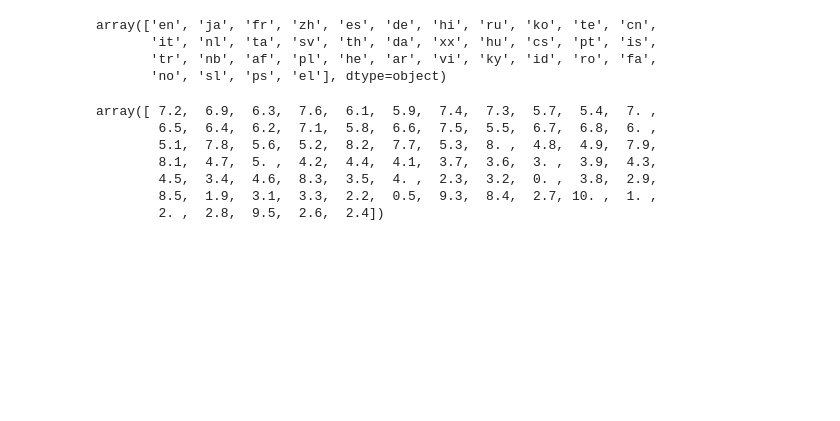
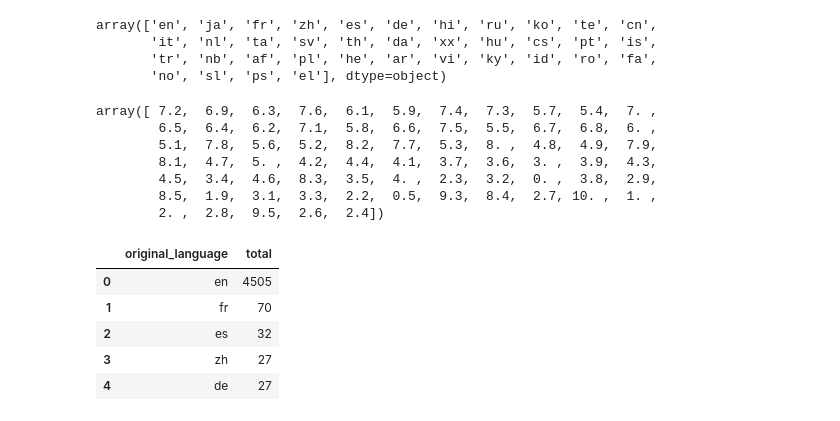
Before and after one commit to carlosvinicius-ai/DataScience, a Jupyter notebook: Codigos/Data_Science_analise_e_visualização_de_dados/introducao_ao_DataScience.ipynb, the cells around one changed output. Saved outputs shown, nothing was run; the diff lists cells and outputs as text; code cells hidden in the pictures; blank space fills up the shorter version.

```diff
--- a/Codigos/Data_Science_analise_e_visualização_de_dados/introducao_ao_DataScience.ipynb
+++ b/Codigos/Data_Science_analise_e_visualização_de_dados/introducao_ao_DataScience.ipynb
@@ -180,3 +180,18 @@ array([ 7.2,  6.9,  6.3,  7.6,  6.1,  5.9,  7.4,  7.3,  5.7,  5.4,  7. ,
         4.5,  3.4,  4.6,  8.3,  3.5,  4. ,  2.3,  3.2,  0. ,  3.8,  2.9,
         8.5,  1.9,  3.1,  3.3,  2.2,  0.5,  9.3,  8.4,  2.7, 10. ,  1. ,
         2. ,  2.8,  9.5,  2.6,  2.4])
+# %%
+contagem_de_lingua = tmdb.original_language.value_counts().to_frame().reset_index()
+contagem_de_lingua.columns= ['original_language', 'total']
+contagem_de_lingua.head()
+
+# values_counts é para contar quantas vezes cada index repete
+# to_frame serve para transformar em dataframe
+# reset_index é para alterar o index
+# %% [output]
+|  | original_language | total |
+| 0 | en | 4505 |
+| 1 | fr | 70 |
+| 2 | es | 32 |
+| 3 | zh | 27 |
+| 4 | de | 27 |
```
Also changed, not shown: parts of 2 cells of this notebook.
